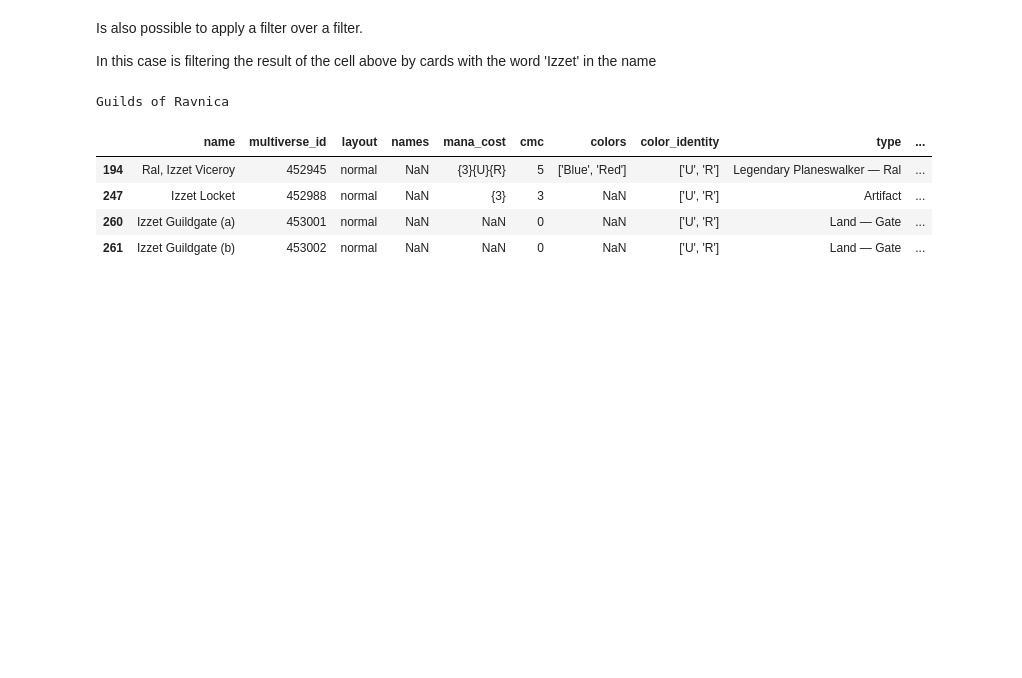
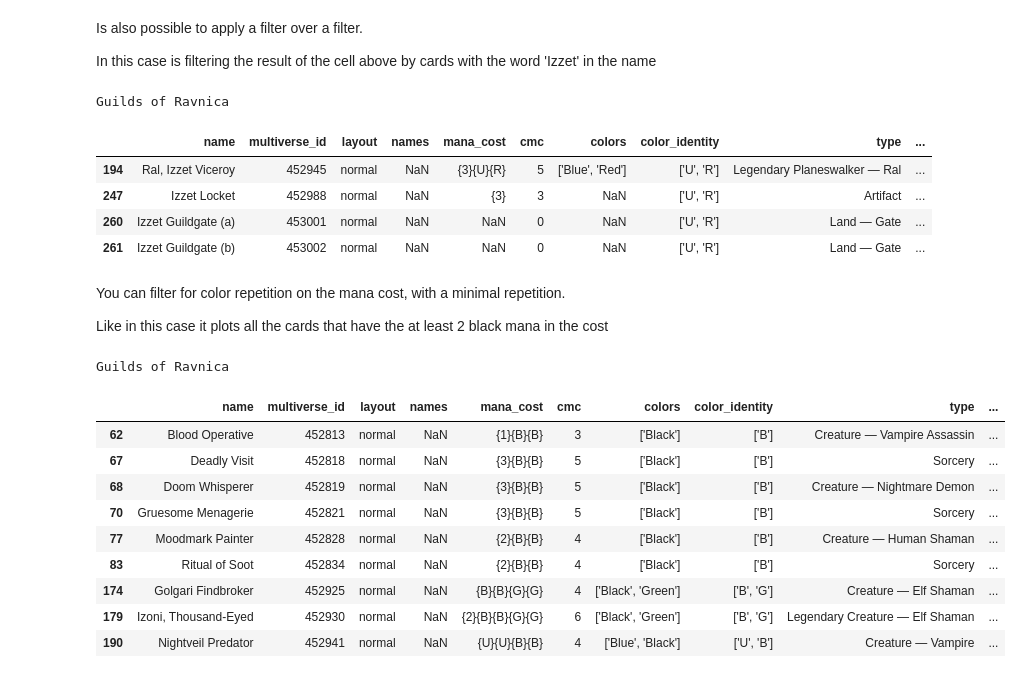
Before and after one commit to Welpato/mtgAnalyzer, a Jupyter notebook: BasicFunctions.ipynb, the cells around one changed output. Cells and saved outputs as stored; diff of their text form; code cells hidden in the pictures; blank space fills up the shorter version.

Commit message:
Chaging the regex process so it can be used for any type of column

```diff
--- a/BasicFunctions.ipynb
+++ b/BasicFunctions.ipynb
@@ -80,3 +81,23 @@ Guilds of Ravnica
 | 247 | Izzet Locket | 452988 | normal | NaN | {3} | 3 | NaN | ['U', 'R'] | Artifact | ... |
 | 260 | Izzet Guildgate (a) | 453001 | normal | NaN | NaN | 0 | NaN | ['U', 'R'] | Land — Gate | ... |
 | 261 | Izzet Guildgate (b) | 453002 | normal | NaN | NaN | 0 | NaN | ['U', 'R'] | Land — Gate | ... |
+# %% [markdown]
+You can filter for color repetition on the mana cost, with a minimal repetition.
+
+Like in this case it plots all the cards that have the at least 2 black mana in the cost
+# %%
+colorRepeat = [compare.colorPie.black]
+setList = compare.filterCardSetListBy(compare.cardSetList,compare.card.mana_cost,compare.colorPie.regexColorRepeat(colorRepeat, 2,"\{", "\}"))
+compare.plotCardSetList(setList)
+# %% [output]
+Guilds of Ravnica
+|  | name | multiverse_id | layout | names | mana_cost | cmc | colors | color_identity | type | ... |
+| 62 | Blood Operative | 452813 | normal | NaN | {1}{B}{B} | 3 | ['Black'] | ['B'] | Creature — Vampire Assassin | ... |
+| 67 | Deadly Visit | 452818 | normal | NaN | {3}{B}{B} | 5 | ['Black'] | ['B'] | Sorcery | ... |
+| 68 | Doom Whisperer | 452819 | normal | NaN | {3}{B}{B} | 5 | ['Black'] | ['B'] | Creature — Nightmare Demon | ... |
+| 70 | Gruesome Menagerie | 452821 | normal | NaN | {3}{B}{B} | 5 | ['Black'] | ['B'] | Sorcery | ... |
+| 77 | Moodmark Painter | 452828 | normal | NaN | {2}{B}{B} | 4 | ['Black'] | ['B'] | Creature — Human Shaman | ... |
+| 83 | Ritual of Soot | 452834 | normal | NaN | {2}{B}{B} | 4 | ['Black'] | ['B'] | Sorcery | ... |
+| 174 | Golgari Findbroker | 452925 | normal | NaN | {B}{B}{G}{G} | 4 | ['Black', 'Green'] | ['B', 'G'] | Creature — Elf Shaman | ... |
+| 179 | Izoni, Thousand-Eyed | 452930 | normal | NaN | {2}{B}{B}{G}{G} | 6 | ['Black', 'Green'] | ['B', 'G'] | Legendary Creature — Elf Shaman | ... |
+| 190 | Nightveil Predator | 452941 | normal | NaN | {U}{U}{B}{B} | 4 | ['Blue', 'Black'] | ['U', 'B'] | Creature — Vampire | ... |
```
Also changed, not shown: parts of 4 cells of this notebook, 1 other file.
